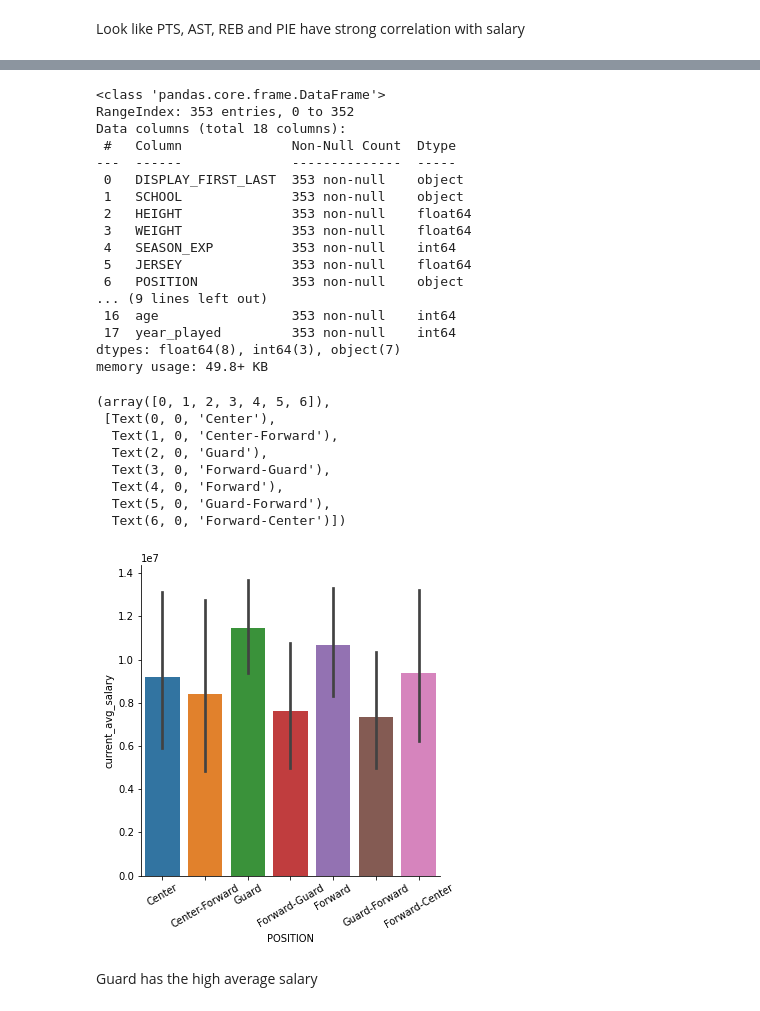
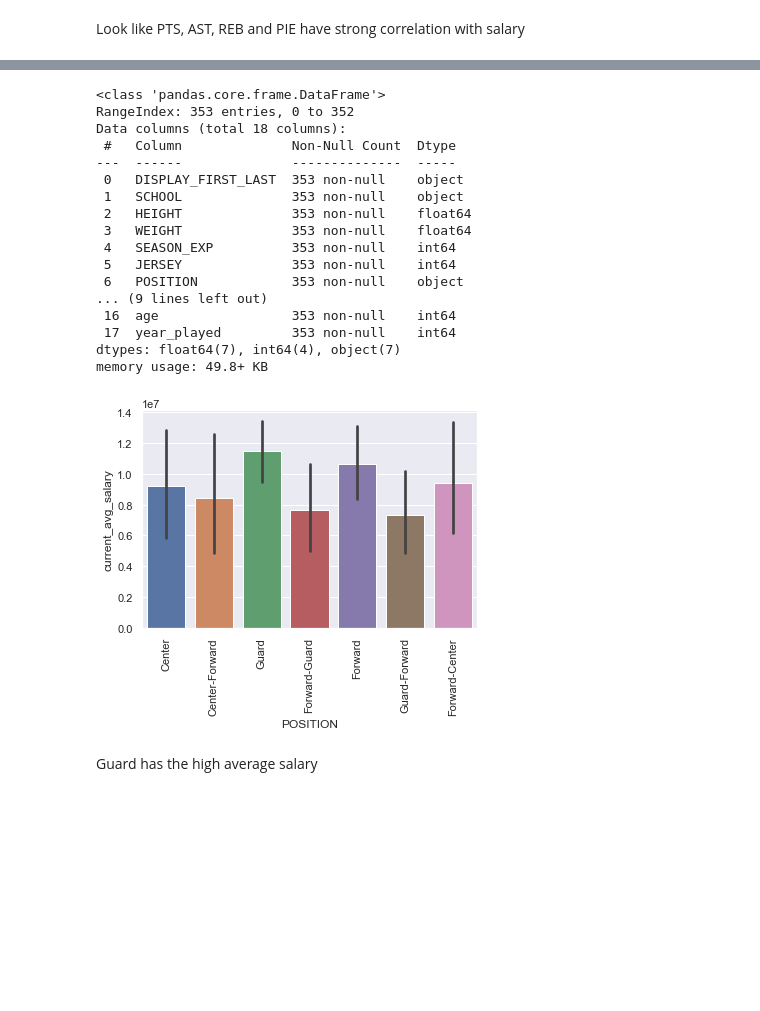
Before and after one commit to jinshuochen/Spring-Board-Capstone-Two, a Jupyter notebook: nba_player_salary/notebooks/03_exploratory_data_analysis.ipynb, the cells around one changed output, grey strips where cells are left out. Saved outputs shown, nothing was run; the diff lists cells and outputs as text; code cells hidden in the pictures; blank space fills up the shorter version.

```diff
--- a/nba_player_salary/notebooks/03_exploratory_data_analysis.ipynb
+++ b/nba_player_salary/notebooks/03_exploratory_data_analysis.ipynb
@@ -56,3 +49,0 @@ df.shape
-# %%
-#fill NAN value will the row above
-df = df.fillna(axis=0, method='ffill')
@@ -118,4 +71,7 @@ Look like PTS, AST, REB and PIE have strong correlation with salary. It is inter
 # %%
 # Make a pairplot of the data
-sns.pairplot(df)
+# color columns
+# increase the form
+sns.set(font_scale=2, color_codes = True)
+g = sns.pairplot(df)
 # %% [output]
@@ -124,5 +81,6 @@ sns.pairplot(df)
 # %%
 # Make a heatmap of the data
+sns.set(font_scale=3)
 plt.figure(figsize=(40,20))
 sns.heatmap(df.corr(), annot=True)
 # %% [output]
@@ -188,28 +101,21 @@ Data columns (total 18 columns):
  2   HEIGHT              353 non-null    float64
  3   WEIGHT              353 non-null    float64
  4   SEASON_EXP          353 non-null    int64
- 5   JERSEY              353 non-null    float64
+ 5   JERSEY              353 non-null    int64
  6   POSITION            353 non-null    object
 ... (9 lines left out)
  16  age                 353 non-null    int64
  17  year_played         353 non-null    int64
-dtypes: float64(8), int64(3), object(7)
+dtypes: float64(7), int64(4), object(7)
 memory usage: 49.8+ KB
 # %%
 # Now look at categorically varibles
 # make bar plot position against salary
-sns.catplot(x='POSITION', y='current_avg_salary', data=df, kind='bar')
-plt.xticks(rotation=30)
+sns.set(font_scale=1)
+g = sns.barplot(x='POSITION', y='current_avg_salary', data=df, )
+g.set_xticklabels(g.get_xticklabels(), rotation=90);
 # %% [output]
-(array([0, 1, 2, 3, 4, 5, 6]),
- [Text(0, 0, 'Center'),
-  Text(1, 0, 'Center-Forward'),
-  Text(2, 0, 'Guard'),
-  Text(3, 0, 'Forward-Guard'),
-  Text(4, 0, 'Forward'),
-  Text(5, 0, 'Guard-Forward'),
-  Text(6, 0, 'Forward-Center')])
-[figure, old version]
+[figure, new version]
 # %% [markdown]
 Guard has the high average salary
 # %%
```
Also changed, not shown: parts of 27 cells of this notebook, 2 other files.
